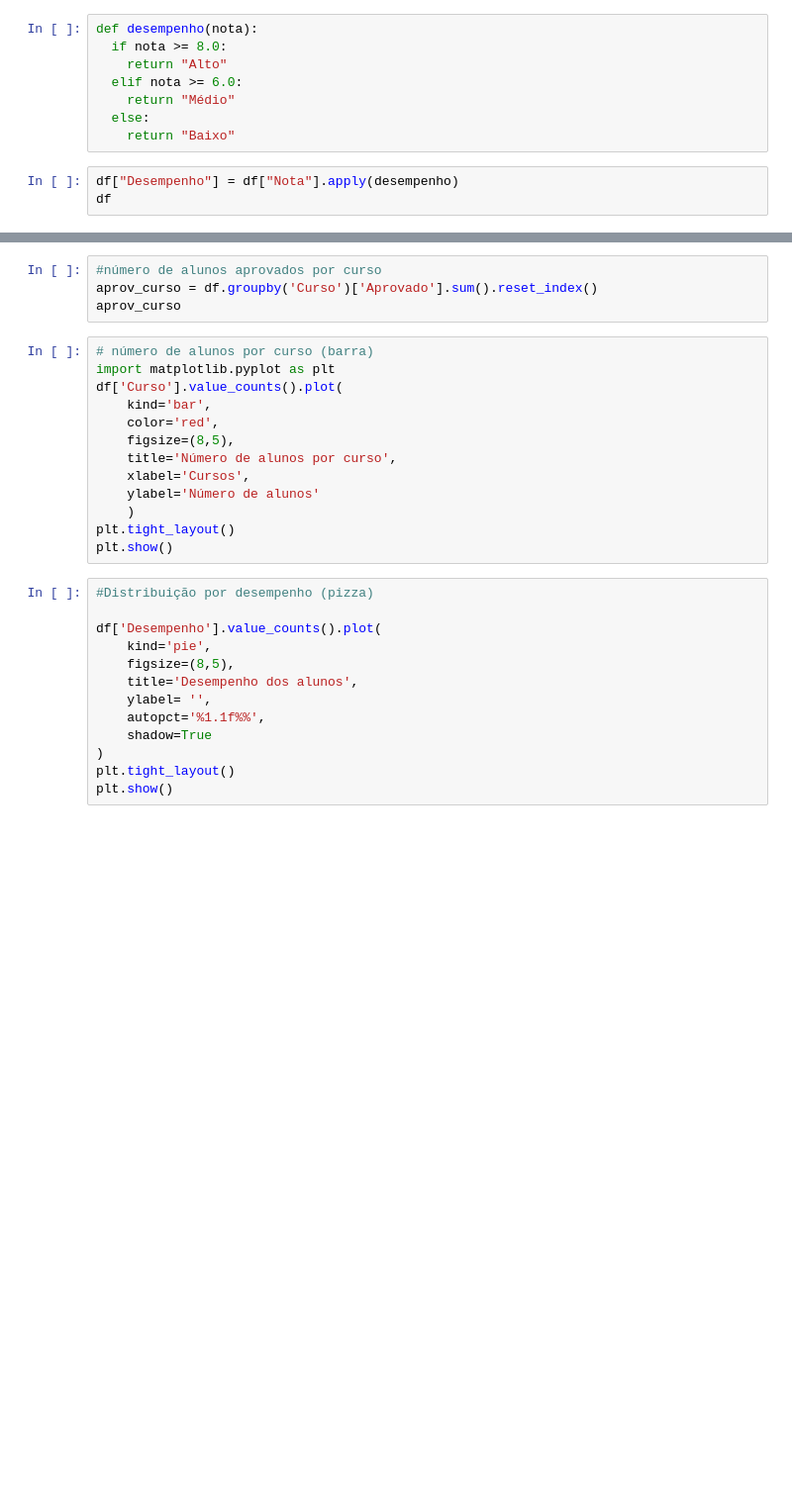
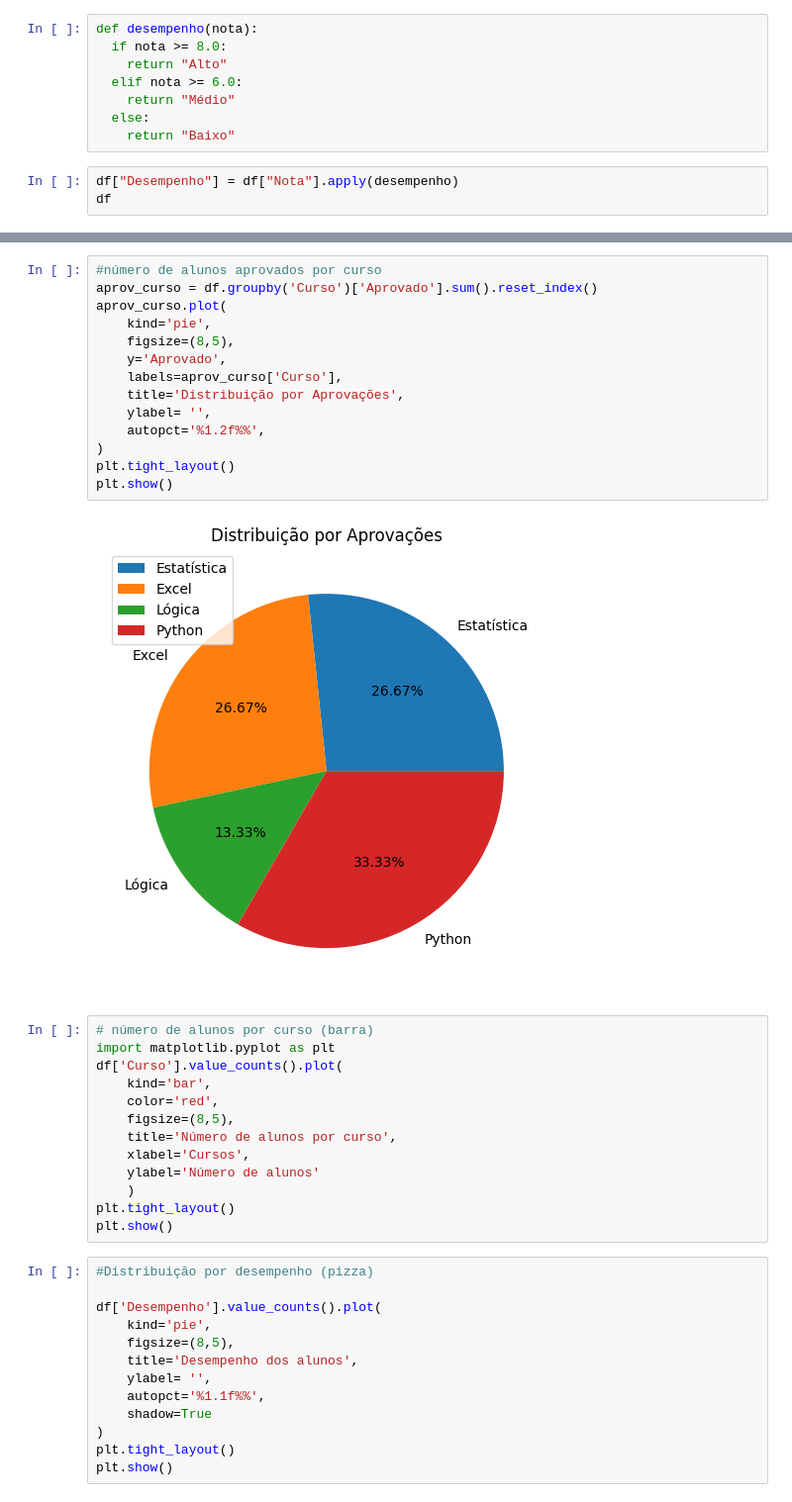
Before and after one commit to MargaridaVitolo/Educ360, a Jupyter notebook: MatPlotLib.ipynb, the cells around one changed output, grey strips where cells are left out. Shown at 99% size. Drawn from its saved outputs; the diff is of its cells as text; blank space fills up the shorter version.

```diff
--- a/MatPlotLib.ipynb
+++ b/MatPlotLib.ipynb
@@ -60,7 +75,19 @@ plt.show()
 # %%
 #número de alunos aprovados por curso
 aprov_curso = df.groupby('Curso')['Aprovado'].sum().reset_index()
-aprov_curso
+aprov_curso.plot(
+    kind='pie',
+    figsize=(8,5),
+    y='Aprovado',
+    labels=aprov_curso['Curso'],
+    title='Distribuição por Aprovações',
+    ylabel= '',
+    autopct='%1.2f%%',
+)
+plt.tight_layout()
+plt.show()
+# %% [output]
+[figure, added]
 # %%
 # número de alunos por curso (barra)
 import matplotlib.pyplot as plt
```
Also changed, not shown: parts of 2 cells of this notebook.
